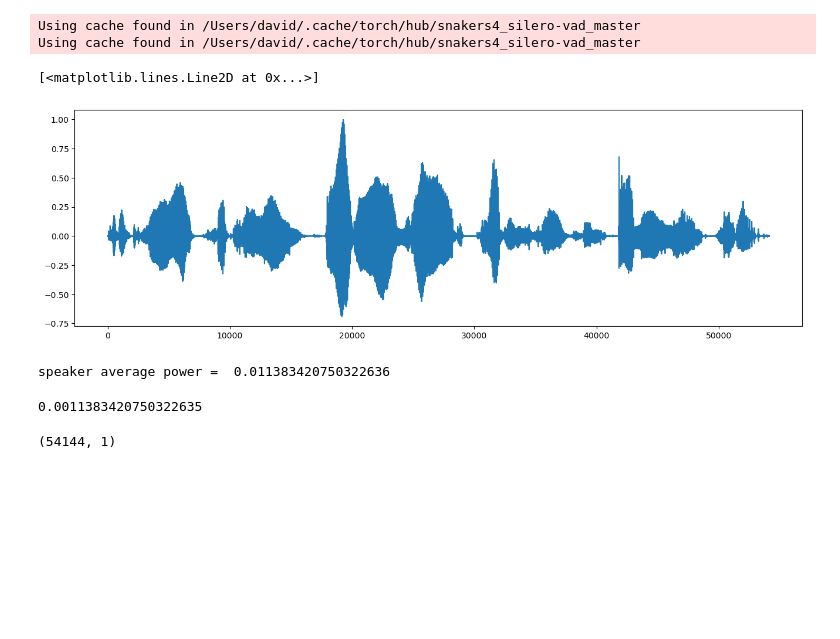
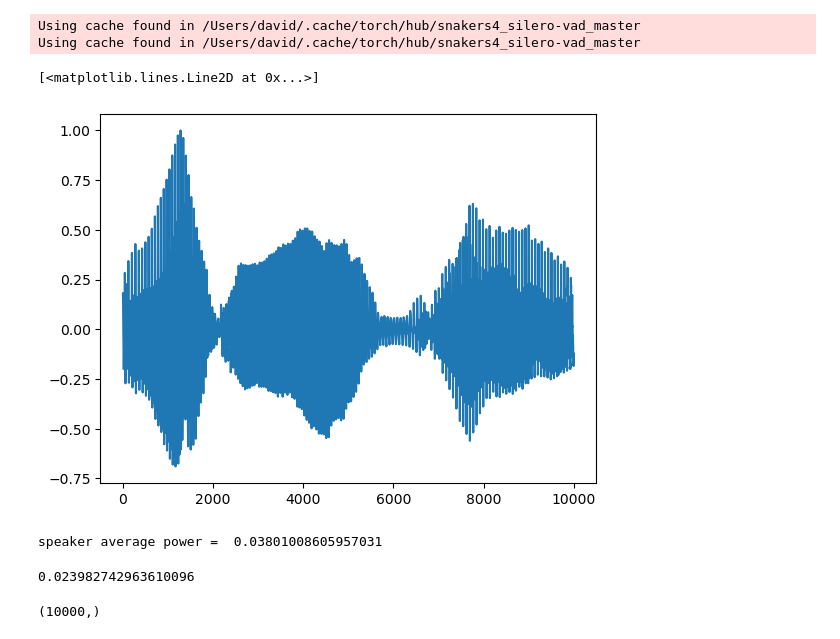
Before and after one commit to Davidjames9610/ubm, a Jupyter notebook: classifiers/fhmm/pmc_development/1_speaker_demo_pmc.ipynb, the cells around one changed output. Saved outputs shown, nothing was run; the diff lists cells and outputs as text; code cells hidden in the pictures; blank space fills up the shorter version.

```diff
--- a/classifiers/fhmm/pmc_development/1_speaker_demo_pmc.ipynb
+++ b/classifiers/fhmm/pmc_development/1_speaker_demo_pmc.ipynb
@@ -41,28 +38,28 @@ adsTest = adsDet
 # adsTest.info('Test')
 # %%
 import matplotlib.pyplot as plt
-speaker_audio = ads.data[0]
+speaker_audio = ads.data[0].flatten()[18000:28000]
 plt.plot(speaker_audio)
 # %% [output]
 [<matplotlib.lines.Line2D at 0x...>]
-[figure, old version]
+[figure, new version]
 # %%
 import utils
 import numpy as np
 speaker_ap = utils.get_average_power(speaker_audio)
 print('speaker average power = ', speaker_ap)
 # %% [output]
-speaker average power =  0.011383420750322636
+speaker average power =  0.03801008605957031
 # %%
-snr_db = 10
+snr_db = 2
 noise_ap = speaker_ap / np.power(10, snr_db / 10)
 noise_ap
 # %% [output]
-0.0011383420750322635
+0.023982742963610096
 # %%
 speaker_audio.shape
 # %% [output]
-(54144, 1)
+(10000,)
 # %%
 noise = np.random.normal(0, np.sqrt(noise_ap), speaker_audio.shape[0])
 plt.plot(noise)
```
Also changed, not shown: parts of 8 cells of this notebook, 4 other files.
